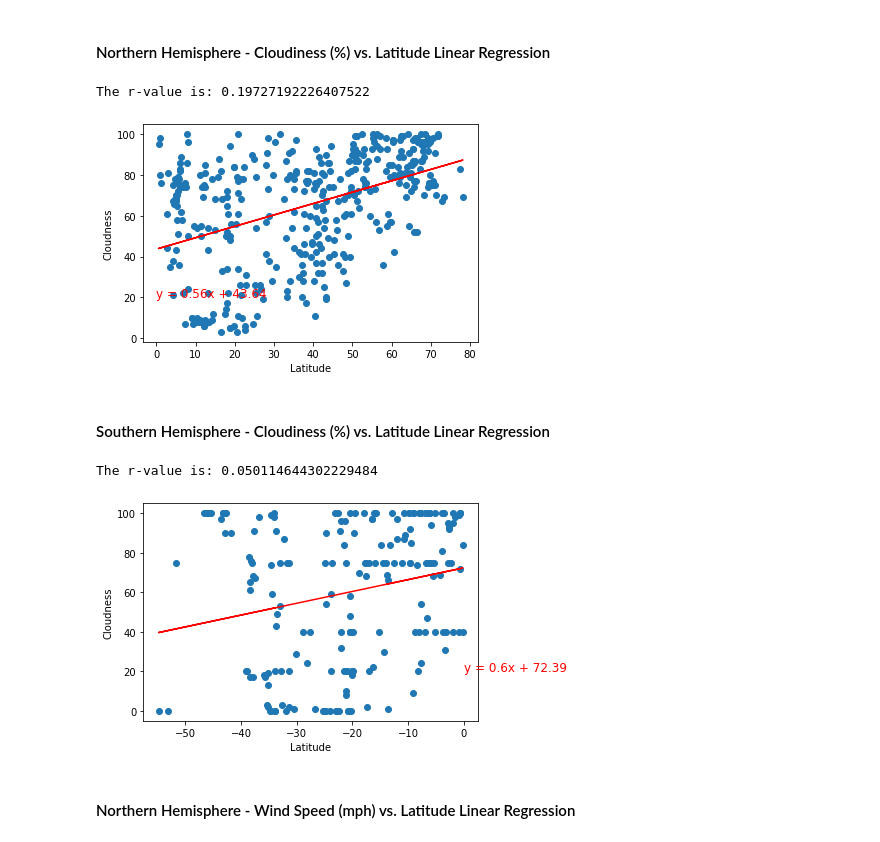
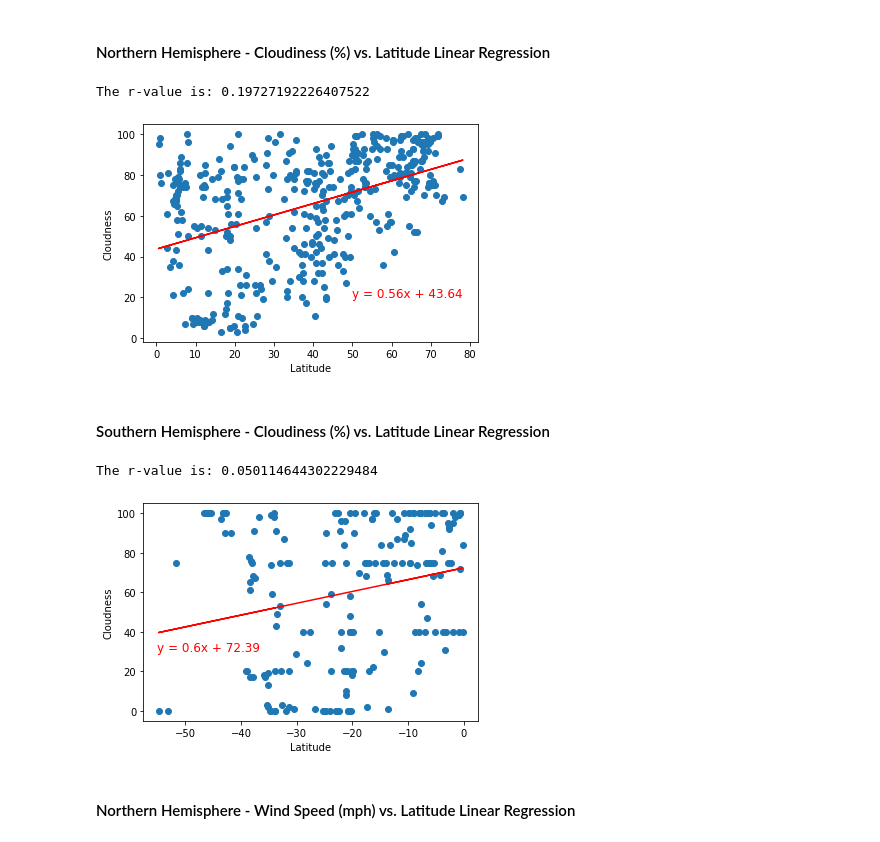
Before and after one commit to faisalmalik97/python-api-challenge, a Jupyter notebook: WeatherPy/WeatherPy.ipynb, the cells around one changed output. Cells and saved outputs as stored; diff of their text form; code cells hidden in the pictures.

```diff
--- a/WeatherPy/WeatherPy.ipynb
+++ b/WeatherPy/WeatherPy.ipynb
@@ -356,14 +356,14 @@ line_eq = "y = " + str(round(slope,2)) + "x + " + str(round(intercept,2))
 # Plot
 plt.scatter(x_values,y_values)
 plt.plot(x_values,regress_values,"r-")
-plt.annotate(line_eq,(0,20),fontsize=12,color="red")
+plt.annotate(line_eq,(50,20),fontsize=12,color="red")
 plt.xlabel('Latitude')
 plt.ylabel('Cloudness')
 print(f"The r-value is: {rvalue**2}")
 plt.show()
 # %% [output]
 The r-value is: 0.19727192226407522
-[figure, old version]
+[figure, new version]
 # %% [markdown]
 ####  Southern Hemisphere - Cloudiness (%) vs. Latitude Linear Regression
 # %%
@@ -372,23 +372,23 @@ S_df.loc[:,"Cloudness"] =S_df.Cloudness.astype("float")
 # %%
 #Southern Hemisphere - Cloudiness (%) vs. Latitude Linear Regression
 
 x_values =S_df["Lat"]
 y_values =S_df["Cloudness"]
 (slope, intercept, rvalue, pvalue, stderr) = linregress(x_values, y_values)
 regress_values = x_values * slope + intercept
 line_eq = "y = " + str(round(slope,2)) + "x + " + str(round(intercept,2))
 
 # Plot
 plt.scatter(x_values,y_values)
 plt.plot(x_values,regress_values,"r-")
-plt.annotate(line_eq,(0,20),fontsize=12,color="red")
+plt.annotate(line_eq,(-55,30),fontsize=12,color="red")
 plt.xlabel('Latitude')
 plt.ylabel('Cloudness')
 print(f"The r-value is: {rvalue**2}")
 plt.show()
 # %% [output]
 The r-value is: 0.050114644302229484
-[figure, old version]
+[figure, new version]
 # %% [markdown]
 ####  Northern Hemisphere - Wind Speed (mph) vs. Latitude Linear Regression
 # %%
```
Also changed, not shown: parts of 3 cells of this notebook.
